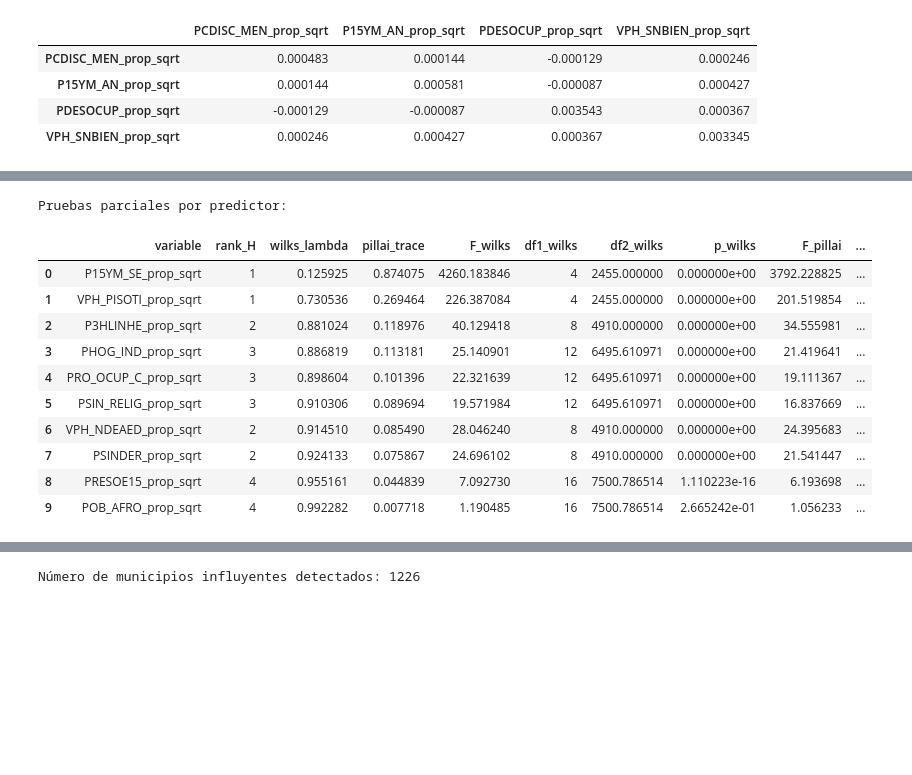
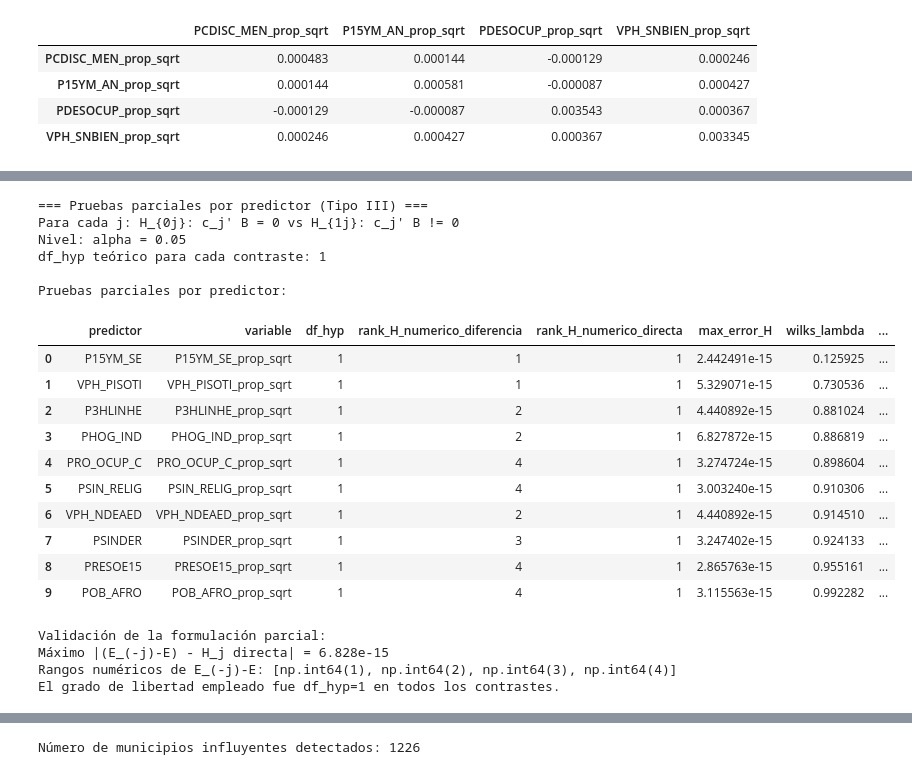
Before and after one commit to israelcervantes31416/regresion-multivariada-censo2020, a Jupyter notebook: regresion_multivariada_censo2020.ipynb, the cells around one changed output, grey strips where cells are left out. Cells and saved outputs as stored; diff of their text form; code cells hidden in the pictures; blank space fills up the shorter version.

```diff
--- a/regresion_multivariada_censo2020.ipynb
+++ b/regresion_multivariada_censo2020.ipynb
@@ -1053,70 +1218,97 @@ Matriz E:
 # ==========================================
 
 # --- Marco inferencial: pruebas parciales por predictor ---
-# Para cada predictor j en {1,...,q-1}:
-#   H_{0j}: c_j' B = 0_{1xp}   (la fila de B del predictor j es cero)
+# Para cada predictor j:
+#   H_{0j}: c_j' B = 0_{1xp}
 #   H_{1j}: c_j' B != 0_{1xp}
-# H_j = E_{(-j)} - E. Regla: rechazar H_{0j} si p_pillai_j < alpha.
+# rango(c_j') = df_hyp = 1 para las diez pruebas.
 print("=== Pruebas parciales por predictor (Tipo III) ===")
-print("Para cada j:  H_{0j}: c_j' B = 0   vs   H_{1j}: c_j' B != 0")
+print("Para cada j: H_{0j}: c_j' B = 0 vs H_{1j}: c_j' B != 0")
 print(f"Nivel: alpha = {ALPHA}")
+print("df_hyp teórico para cada contraste: 1")
 print()
-
 
 resultados_parciales = []
 
-for var in X_sqrt_vars:
-    idx_var = X_sqrt_vars.index(var)
-
+for idx_var, var in enumerate(X_sqrt_vars):
     cols_reducidas = [i for i in range(k) if i != idx_var]
     X_reducido = X[:, [0] + [i + 1 for i in cols_reducidas]]
 
     fit_r = fit_multivariate_ols(X_reducido, Y)
     E_r = fit_r["E_mat"]
+    H_diferencia = 0.5 * ((E_r - E_mat) + (E_r - E_mat).T)
 
-    H_parcial = E_r - E_mat
-    rank_Hp = max(matrix_rank(H_parcial), 1)
+    c_j = np.zeros((1, q))
+    c_j[0, idx_var + 1] = 1.0
+    df_hyp_j = int(matrix_rank(c_j))
+    H_parcial = hypothesis_sscp(c_j, B_hat, XtX_inv)
 
-    stats_p = multivariate_test_stats(E_mat, H_parcial, gl_error)
+    error_equivalencia = float(np.abs(H_diferencia - H_parcial).max())
+    if error_equivalencia >= 1e-8:
+        raise ValueError(f"No coincide la SSCP parcial para {var}: {error_equivalencia:.3e}")
+
+    stats_p = multivariate_test_stats(
+        E_mat, H_parcial, df_hyp=df_hyp_j, df_error=gl_error
+    )
 
     resultados_parciales.append({
+        "predictor": var.replace("_prop_sqrt", ""),
         "variable": var,
-        "rank_H": rank_Hp,
+        "df_hyp": df_hyp_j,
+        "rank_H_numerico_diferencia": int(matrix_rank(H_diferencia)),
+        "rank_H_numerico_directa": int(matrix_rank(H_parcial)),
+        "max_error_H": error_equivalencia,
         "wilks_lambda": stats_p["Wilks"],
         "pillai_trace": stats_p["Pillai"],
         "F_wilks": stats_p["F_Wilks"],
         "df1_wilks": stats_p["df1_Wilks"],
         "df2_wilks": stats_p["df2_Wilks"],
         "p_wilks": stats_p["p_Wilks"],
         "F_pillai": stats_p["F_Pillai"],
         "df1_pillai": stats_p["df1_Pillai"],
         "df2_pillai": stats_p["df2_Pillai"],
         "p_pillai": stats_p["p_Pillai"]
     })
 
 df_parciales = pd.DataFrame(resultados_parciales).sort_values(
-    by=["p_pillai", "pillai_trace"], ascending=[True, False]
+    by="pillai_trace", ascending=False
 ).reset_index(drop=True)
 
-df_parciales["decision_alpha_" + str(ALPHA).replace(".", "")] = df_parciales["p_pillai"].apply(
-    lambda p: "Rechaza H_0j" if (np.isfinite(p) and p < ALPHA) else "No rechaza H_0j"
+df_parciales["decision_alpha_005"] = df_parciales["p_pillai"].apply(
+    lambda p_val: "Rechaza H_0j" if np.isfinite(p_val) and p_val < ALPHA else "No rechaza H_0j"
 )
 
 print("Pruebas parciales por predictor:")
 display(df_parciales)
+
+print("\nValidación de la formulación parcial:")
+print(f"Máximo |(E_(-j)-E) - H_j directa| = {df_parciales['max_error_H'].max():.3e}")
+print("Rangos numéricos de E_(-j)-E:", sorted(df_parciales["rank_H_numerico_diferencia"].unique()))
+print("El grado de libertad empleado fue df_hyp=1 en todos los contrastes.")
+
+df_parciales.to_csv(OUTPUT_DIR / "pruebas_parciales_tipo_III.csv", index=False)
 # %% [output]
+=== Pruebas parciales por predictor (Tipo III) ===
+Para cada j: H_{0j}: c_j' B = 0 vs H_{1j}: c_j' B != 0
+Nivel: alpha = 0.05
+df_hyp teórico para cada contraste: 1
+
 Pruebas parciales por predictor:
-|  | variable | rank_H | wilks_lambda | pillai_trace | F_wilks | df1_wilks | df2_wilks | p_wilks | F_pillai | ... |
-| 0 | P15YM_SE_prop_sqrt | 1 | 0.125925 | 0.874075 | 4260.183846 | 4 | 2455.000000 | 0.000000e+00 | 3792.228825 | ... |
-| 1 | VPH_PISOTI_prop_sqrt | 1 | 0.730536 | 0.269464 | 226.387084 | 4 | 2455.000000 | 0.000000e+00 | 201.519854 | ... |
-| 2 | P3HLINHE_prop_sqrt | 2 | 0.881024 | 0.118976 | 40.129418 | 8 | 4910.000000 | 0.000000e+00 | 34.555981 | ... |
-| 3 | PHOG_IND_prop_sqrt | 3 | 0.886819 | 0.113181 | 25.140901 | 12 | 6495.610971 | 0.000000e+00 | 21.419641 | ... |
-| 4 | PRO_OCUP_C_prop_sqrt | 3 | 0.898604 | 0.101396 | 22.321639 | 12 | 6495.610971 | 0.000000e+00 | 19.111367 | ... |
-| 5 | PSIN_RELIG_prop_sqrt | 3 | 0.910306 | 0.089694 | 19.571984 | 12 | 6495.610971 | 0.000000e+00 | 16.837669 | ... |
-| 6 | VPH_NDEAED_prop_sqrt | 2 | 0.914510 | 0.085490 | 28.046240 | 8 | 4910.000000 | 0.000000e+00 | 24.395683 | ... |
-| 7 | PSINDER_prop_sqrt | 2 | 0.924133 | 0.075867 | 24.696102 | 8 | 4910.000000 | 0.000000e+00 | 21.541447 | ... |
-| 8 | PRESOE15_prop_sqrt | 4 | 0.955161 | 0.044839 | 7.092730 | 16 | 7500.786514 | 1.110223e-16 | 6.193698 | ... |
-| 9 | POB_AFRO_prop_sqrt | 4 | 0.992282 | 0.007718 | 1.190485 | 16 | 7500.786514 | 2.665242e-01 | 1.056233 | ... |
+|  | predictor | variable | df_hyp | rank_H_numerico_diferencia | rank_H_numerico_directa | max_error_H | wilks_lambda | ... |
+| 0 | P15YM_SE | P15YM_SE_prop_sqrt | 1 | 1 | 1 | 2.442491e-15 | 0.125925 | ... |
+| 1 | VPH_PISOTI | VPH_PISOTI_prop_sqrt | 1 | 1 | 1 | 5.329071e-15 | 0.730536 | ... |
+| 2 | P3HLINHE | P3HLINHE_prop_sqrt | 1 | 2 | 1 | 4.440892e-15 | 0.881024 | ... |
+| 3 | PHOG_IND | PHOG_IND_prop_sqrt | 1 | 2 | 1 | 6.827872e-15 | 0.886819 | ... |
+| 4 | PRO_OCUP_C | PRO_OCUP_C_prop_sqrt | 1 | 4 | 1 | 3.274724e-15 | 0.898604 | ... |
+| 5 | PSIN_RELIG | PSIN_RELIG_prop_sqrt | 1 | 4 | 1 | 3.003240e-15 | 0.910306 | ... |
+| 6 | VPH_NDEAED | VPH_NDEAED_prop_sqrt | 1 | 2 | 1 | 4.440892e-15 | 0.914510 | ... |
+| 7 | PSINDER | PSINDER_prop_sqrt | 1 | 3 | 1 | 3.247402e-15 | 0.924133 | ... |
+| 8 | PRESOE15 | PRESOE15_prop_sqrt | 1 | 4 | 1 | 2.865763e-15 | 0.955161 | ... |
+| 9 | POB_AFRO | POB_AFRO_prop_sqrt | 1 | 4 | 1 | 3.115563e-15 | 0.992282 | ... |
+Validación de la formulación parcial:
+Máximo |(E_(-j)-E) - H_j directa| = 6.828e-15
+Rangos numéricos de E_(-j)-E: [np.int64(1), np.int64(2), np.int64(3), np.int64(4)]
+El grado de libertad empleado fue df_hyp=1 en todos los contrastes.
 # %%
 # ==========================================
 # CELDA 11 — NORMALIDAD MULTIVARIADA DE RESIDUOS
```
Also changed, not shown: parts of 11 cells of this notebook, 2 other files.
